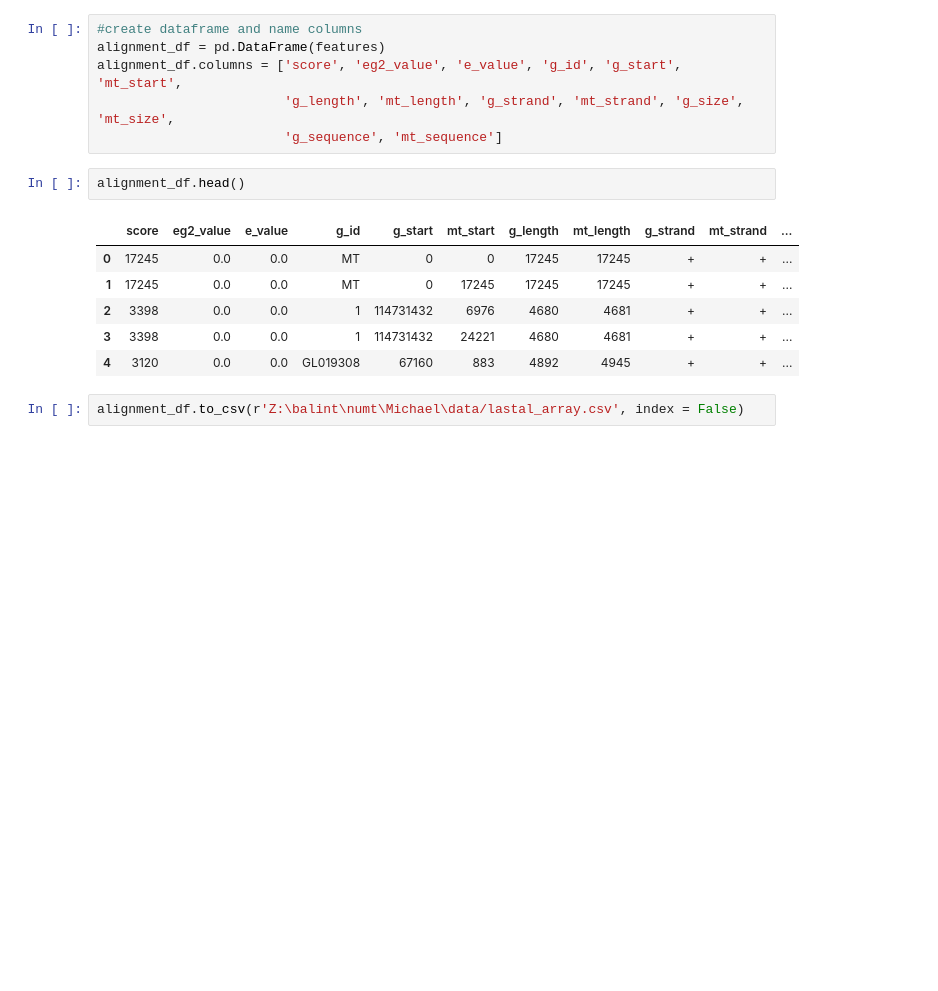
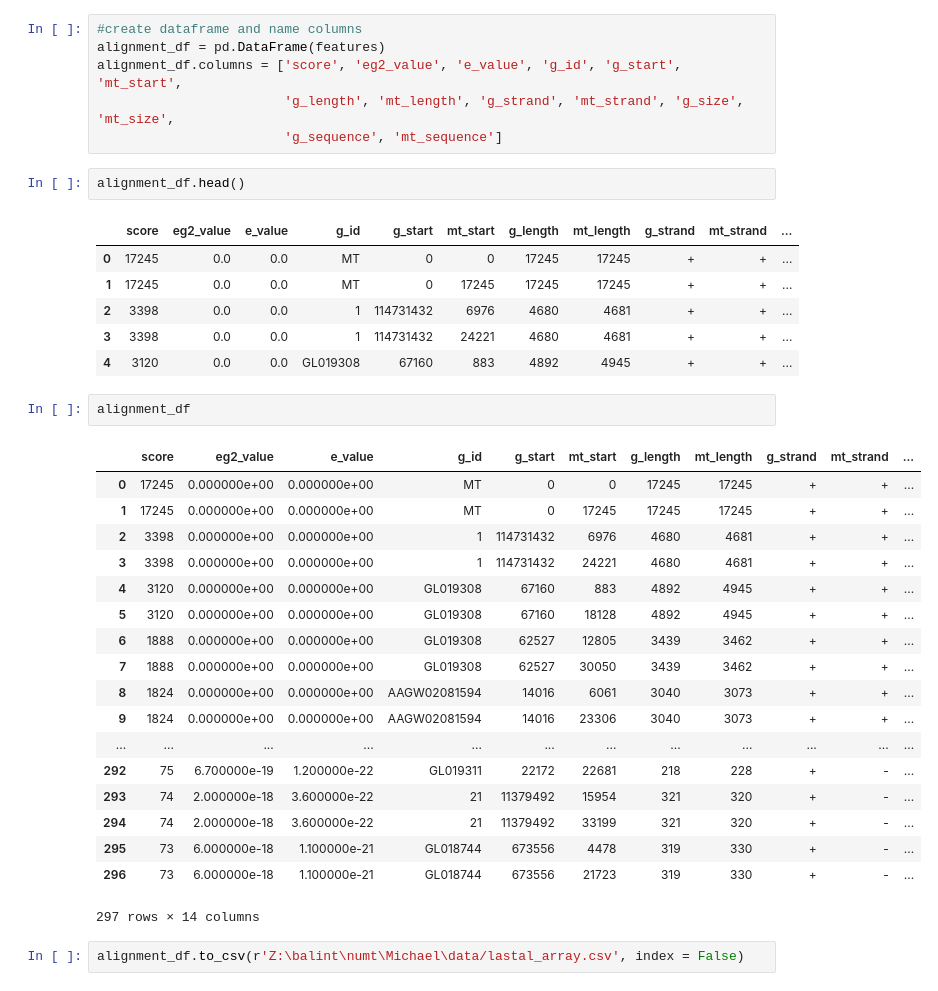
Before and after one commit to balintbiro/Oryctolagus_cuniculus_numts, a Jupyter notebook: 5_get_lastal_csv.ipynb, the cells around one changed output. Drawn from its saved outputs; the diff is of its cells as text; blank space fills up the shorter version.

```diff
--- a/5_get_lastal_csv.ipynb
+++ b/5_get_lastal_csv.ipynb
@@ -53,5 +53,26 @@ alignment_df.head()
 | 2 | 3398 | 0.0 | 0.0 | 1 | 114731432 | 6976 | 4680 | 4681 | + | + | ... |
 | 3 | 3398 | 0.0 | 0.0 | 1 | 114731432 | 24221 | 4680 | 4681 | + | + | ... |
 | 4 | 3120 | 0.0 | 0.0 | GL019308 | 67160 | 883 | 4892 | 4945 | + | + | ... |
+# %%
+alignment_df
+# %% [output]
+|  | score | eg2_value | e_value | g_id | g_start | mt_start | g_length | mt_length | g_strand | mt_strand | ... |
+| 0 | 17245 | 0.000000e+00 | 0.000000e+00 | MT | 0 | 0 | 17245 | 17245 | + | + | ... |
+| 1 | 17245 | 0.000000e+00 | 0.000000e+00 | MT | 0 | 17245 | 17245 | 17245 | + | + | ... |
+| 2 | 3398 | 0.000000e+00 | 0.000000e+00 | 1 | 114731432 | 6976 | 4680 | 4681 | + | + | ... |
+| 3 | 3398 | 0.000000e+00 | 0.000000e+00 | 1 | 114731432 | 24221 | 4680 | 4681 | + | + | ... |
+| 4 | 3120 | 0.000000e+00 | 0.000000e+00 | GL019308 | 67160 | 883 | 4892 | 4945 | + | + | ... |
+| 5 | 3120 | 0.000000e+00 | 0.000000e+00 | GL019308 | 67160 | 18128 | 4892 | 4945 | + | + | ... |
+| 6 | 1888 | 0.000000e+00 | 0.000000e+00 | GL019308 | 62527 | 12805 | 3439 | 3462 | + | + | ... |
+| 7 | 1888 | 0.000000e+00 | 0.000000e+00 | GL019308 | 62527 | 30050 | 3439 | 3462 | + | + | ... |
+| 8 | 1824 | 0.000000e+00 | 0.000000e+00 | AAGW02081594 | 14016 | 6061 | 3040 | 3073 | + | + | ... |
+| 9 | 1824 | 0.000000e+00 | 0.000000e+00 | AAGW02081594 | 14016 | 23306 | 3040 | 3073 | + | + | ... |
+| ... | ... | ... | ... | ... | ... | ... | ... | ... | ... | ... | ... |
+| 292 | 75 | 6.700000e-19 | 1.200000e-22 | GL019311 | 22172 | 22681 | 218 | 228 | + | - | ... |
+| 293 | 74 | 2.000000e-18 | 3.600000e-22 | 21 | 11379492 | 15954 | 321 | 320 | + | - | ... |
+| 294 | 74 | 2.000000e-18 | 3.600000e-22 | 21 | 11379492 | 33199 | 321 | 320 | + | - | ... |
+| 295 | 73 | 6.000000e-18 | 1.100000e-21 | GL018744 | 673556 | 4478 | 319 | 330 | + | - | ... |
+| 296 | 73 | 6.000000e-18 | 1.100000e-21 | GL018744 | 673556 | 21723 | 319 | 330 | + | - | ... |
+297 rows × 14 columns
 # %%
 alignment_df.to_csv(r'Z:\balint\numt\Michael\data/lastal_array.csv', index = False)
```
Also changed, not shown: parts of 3 cells of this notebook, 1 other file.
